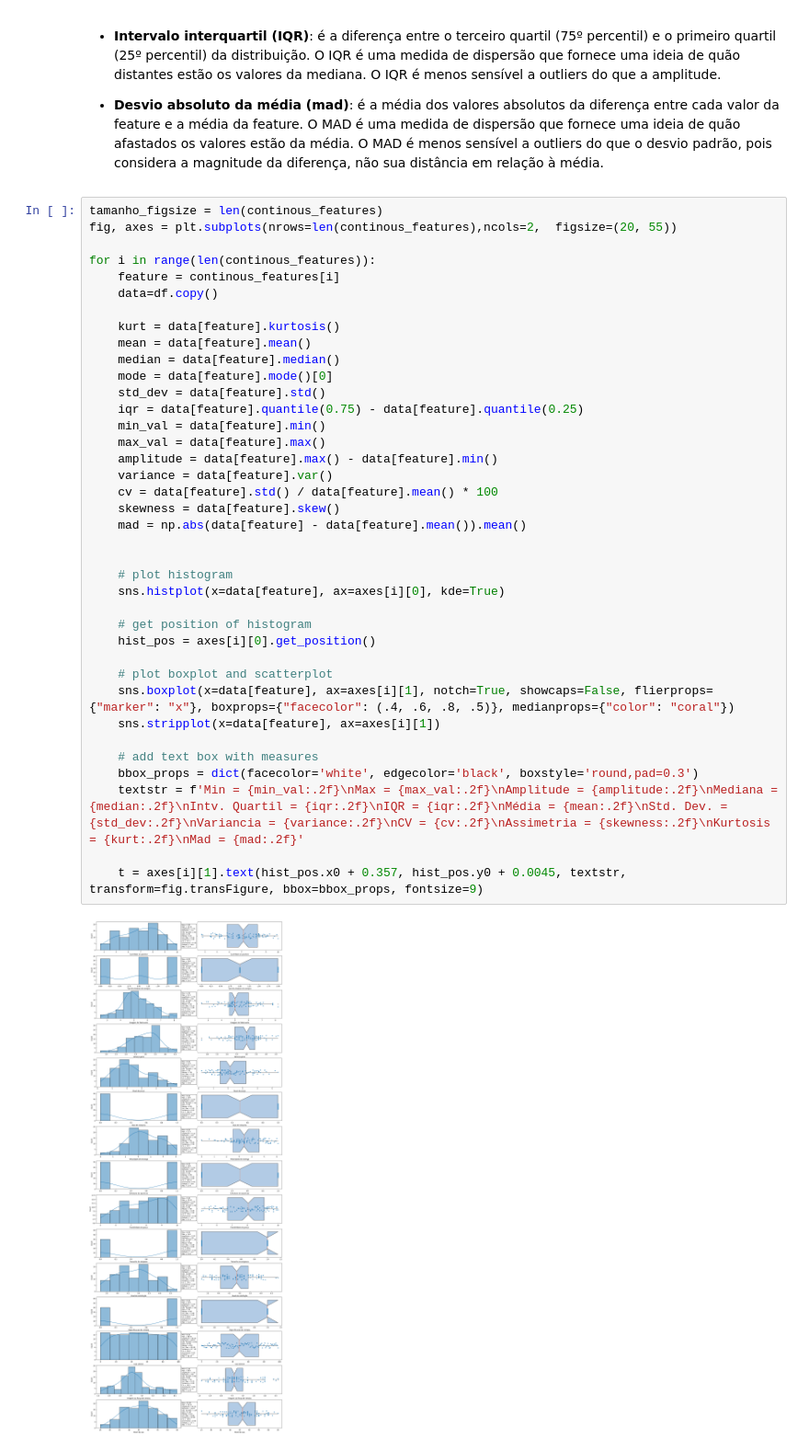
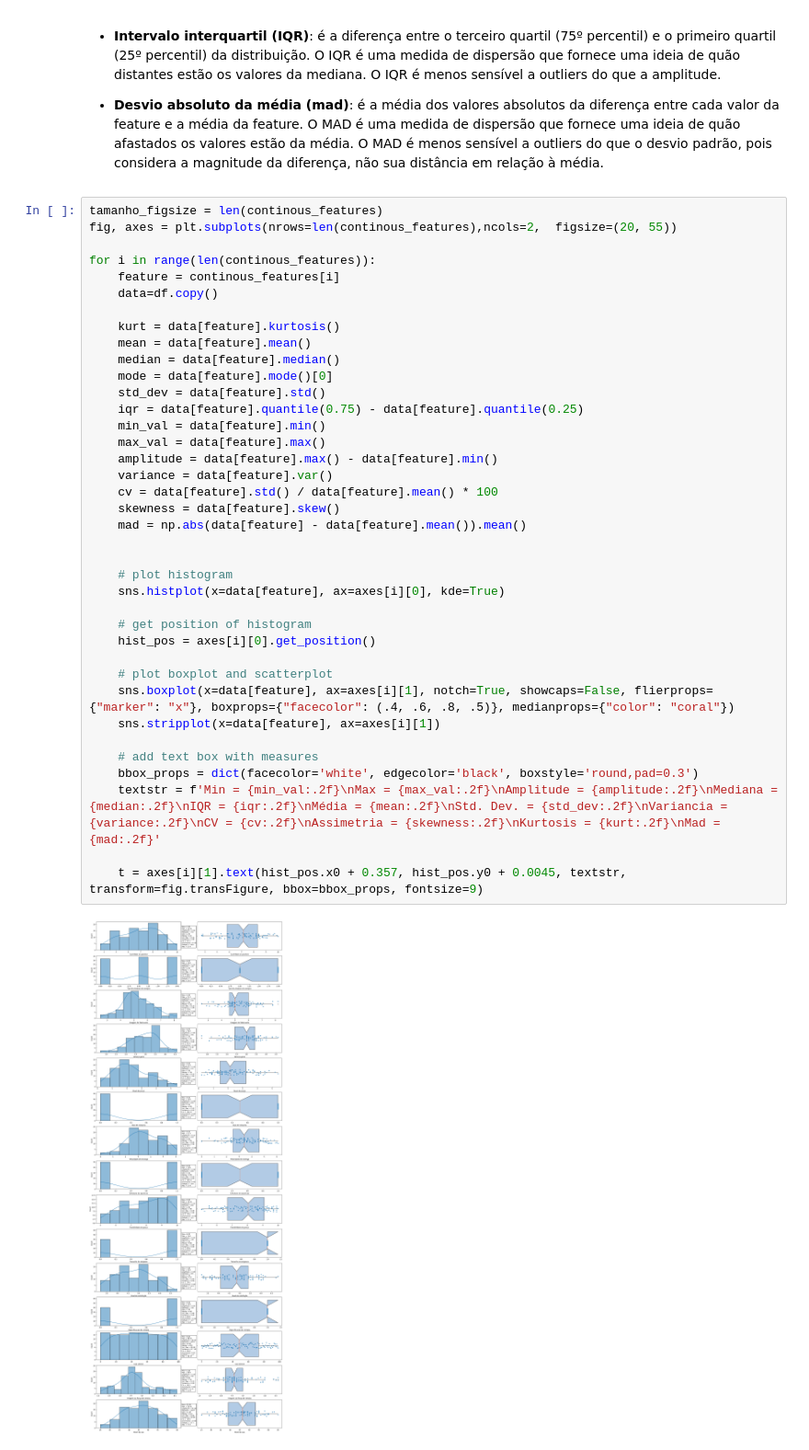
Before and after one commit to KValim/Projetcs, a Jupyter notebook: FIAP/statistics fundamentals/trabalho_final.ipynb, the cells around one changed output. Shown at 92% size. Saved outputs shown, nothing was run; the diff lists cells and outputs as text.

```diff
--- a/FIAP/statistics fundamentals/trabalho_final.ipynb
+++ b/FIAP/statistics fundamentals/trabalho_final.ipynb
@@ -180,32 +180,32 @@ for i in range(len(continous_features)):
     kurt = data[feature].kurtosis()
     mean = data[feature].mean()
     median = data[feature].median()
     mode = data[feature].mode()[0]
     std_dev = data[feature].std()
     iqr = data[feature].quantile(0.75) - data[feature].quantile(0.25)
     min_val = data[feature].min()
     max_val = data[feature].max()
     amplitude = data[feature].max() - data[feature].min()
     variance = data[feature].var()
     cv = data[feature].std() / data[feature].mean() * 100
     skewness = data[feature].skew()
     mad = np.abs(data[feature] - data[feature].mean()).mean()
 
 
     # plot histogram
     sns.histplot(x=data[feature], ax=axes[i][0], kde=True)
 
     # get position of histogram
     hist_pos = axes[i][0].get_position()
 
     # plot boxplot and scatterplot
     sns.boxplot(x=data[feature], ax=axes[i][1], notch=True, showcaps=False, flierprops={"marker": "x"}, boxprops={"facecolor": (.4, .6, .8, .5)}, medianprops={"color": "coral"})
     sns.stripplot(x=data[feature], ax=axes[i][1])
 
     # add text box with measures
     bbox_props = dict(facecolor='white', edgecolor='black', boxstyle='round,pad=0.3')
-    textstr = f'Min = {min_val:.2f}\nMax = {max_val:.2f}\nAmplitude = {amplitude:.2f}\nMediana = {median:.2f}\nIntv. Quartil = {iqr:.2f}\nIQR = {iqr:.2f}\nMédia = {mean:.2f}\nStd. Dev. = {std_dev:.2f}\nVariancia = {variance:.2f}\nCV = {cv:.2f}\nAssimetria = {skewness:.2f}\nKurtosis = {kurt:.2f}\nMad = {mad:.2f}'
+    textstr = f'Min = {min_val:.2f}\nMax = {max_val:.2f}\nAmplitude = {amplitude:.2f}\nMediana = {median:.2f}\nIQR = {iqr:.2f}\nMédia = {mean:.2f}\nStd. Dev. = {std_dev:.2f}\nVariancia = {variance:.2f}\nCV = {cv:.2f}\nAssimetria = {skewness:.2f}\nKurtosis = {kurt:.2f}\nMad = {mad:.2f}'
 
     t = axes[i][1].text(hist_pos.x0 + 0.357, hist_pos.y0 + 0.0045, textstr, transform=fig.transFigure, bbox=bbox_props, fontsize=9)
 # %% [output]
-[figure, old version]
+[figure, new version]
```
